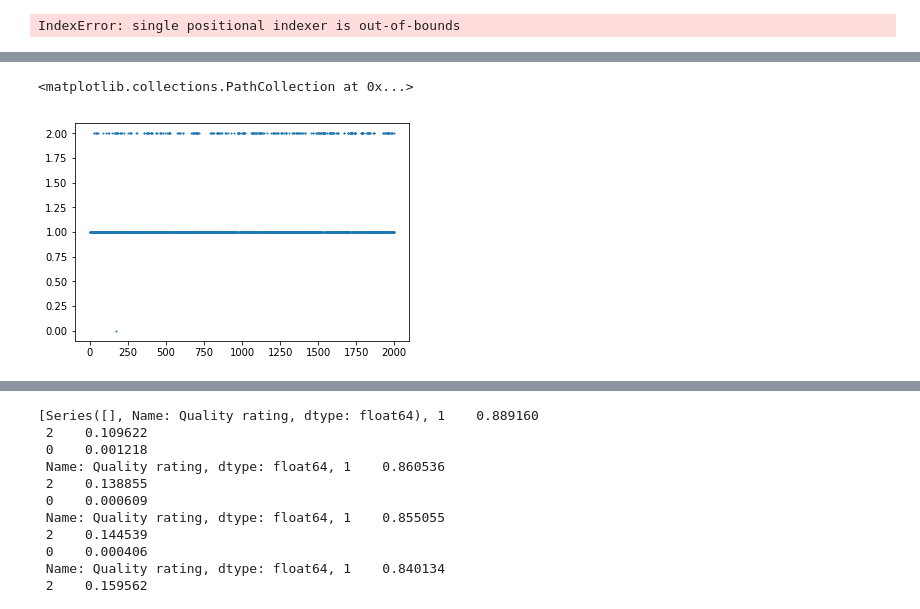
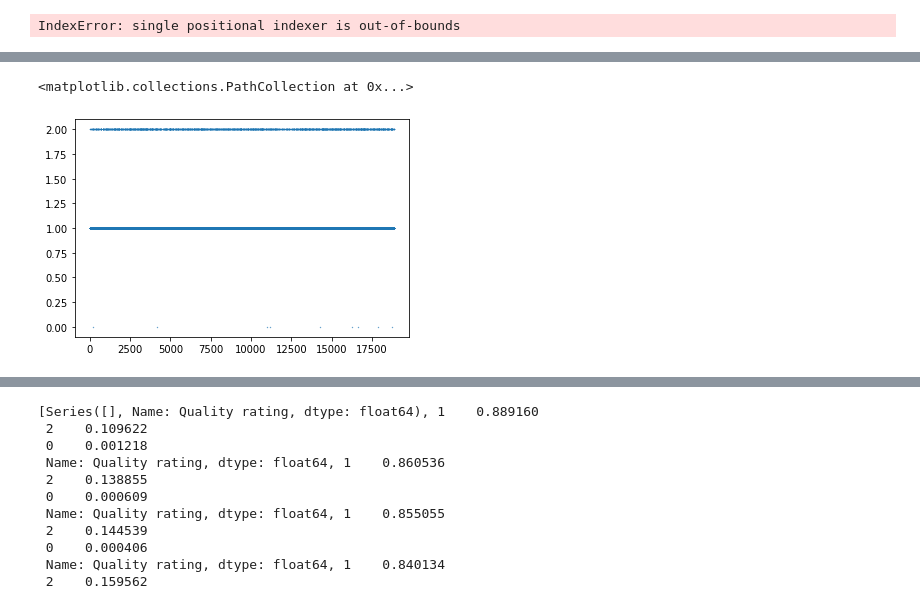
Before and after one commit to jetsaltydog/MINI_project, a Jupyter notebook: mini_data2.ipynb, the cells around one changed output, grey strips where cells are left out. Drawn from its saved outputs; the diff is of its cells as text; code cells hidden in the pictures.

```diff
--- a/mini_data2.ipynb
+++ b/mini_data2.ipynb
@@ -369,2 +406,3 @@ track_info
 # %%
-new_quality['no'] = np.arange(len(new_quality))
+new_quality['No.'] = np.arange(len(new_quality))
+new_quality
@@ -374,5 +423,5 @@ hhh = new_quality.tail(2000)
 # %%
-plt.scatter(ttt.iloc[:,19],ttt.iloc[:,15], s=1)
+plt.scatter(new_quality.iloc[:,19],new_quality.iloc[:,15], s=0.1)
 # %% [output]
 <matplotlib.collections.PathCollection at 0x...>
-[figure, old version]
+[figure, new version]
```
Also changed, not shown: parts of 31 cells of this notebook.
